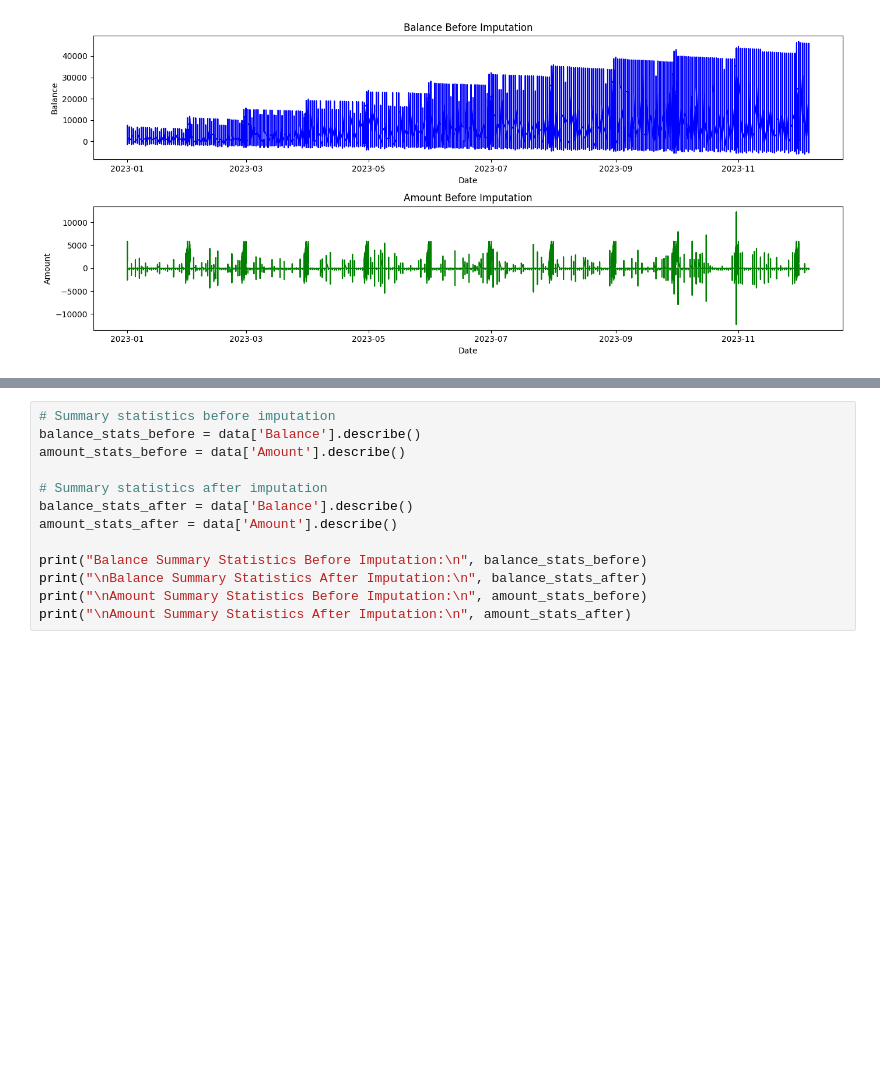
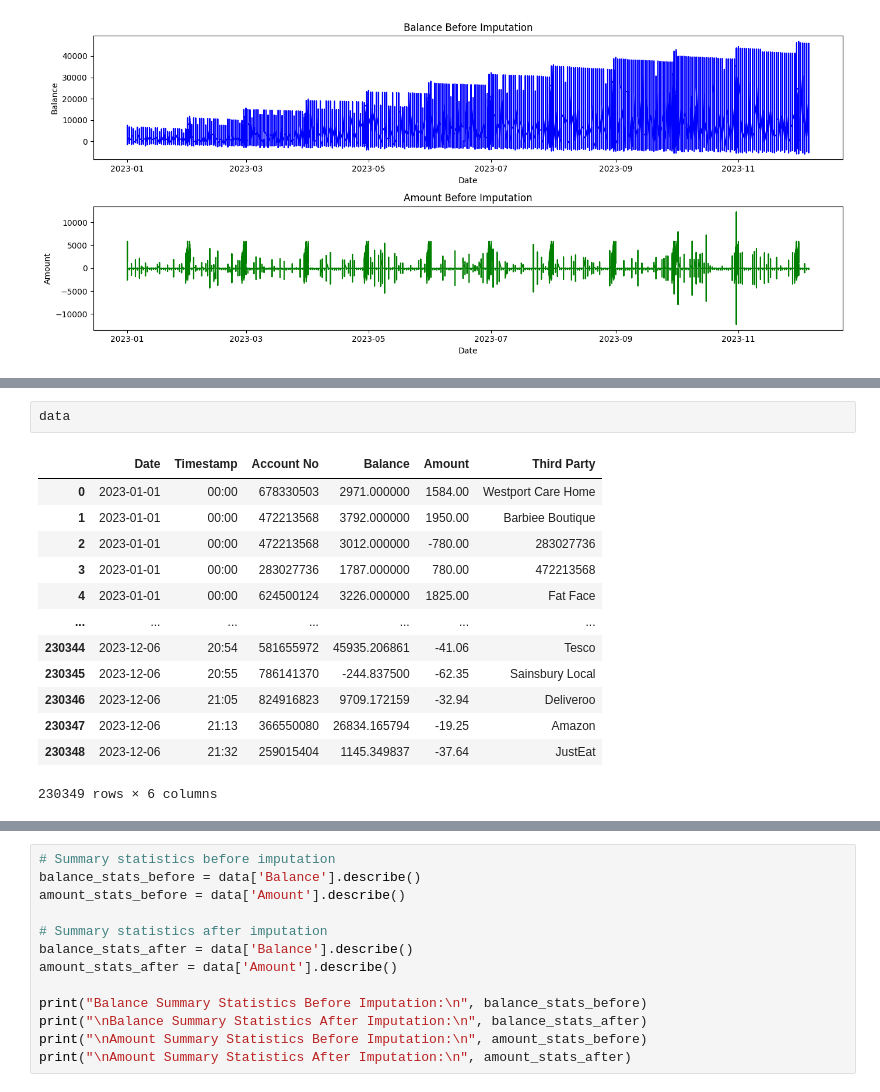
Before and after one commit to UoB-DSMP-2023-24/dsmp-2024-group-33, a Jupyter notebook: 2nd dataset- marketing.ipynb, the cells around one changed output, grey strips where cells are left out. Drawn from its saved outputs; the diff is of its cells as text; blank space fills up the shorter version.

```diff
--- a/2nd dataset- marketing.ipynb
+++ b/2nd dataset- marketing.ipynb
@@ -358,0 +385,16 @@ plt.show()
+# %%
+data
+# %% [output]
+|  | Date | Timestamp | Account No | Balance | Amount | Third Party |
+| 0 | 2023-01-01 | 00:00 | 678330503 | 2971.000000 | 1584.00 | Westport Care Home |
+| 1 | 2023-01-01 | 00:00 | 472213568 | 3792.000000 | 1950.00 | Barbiee Boutique |
+| 2 | 2023-01-01 | 00:00 | 472213568 | 3012.000000 | -780.00 | 283027736 |
+| 3 | 2023-01-01 | 00:00 | 283027736 | 1787.000000 | 780.00 | 472213568 |
+| 4 | 2023-01-01 | 00:00 | 624500124 | 3226.000000 | 1825.00 | Fat Face |
+| ... | ... | ... | ... | ... | ... | ... |
+| 230344 | 2023-12-06 | 20:54 | 581655972 | 45935.206861 | -41.06 | Tesco |
+| 230345 | 2023-12-06 | 20:55 | 786141370 | -244.837500 | -62.35 | Sainsbury Local |
+| 230346 | 2023-12-06 | 21:05 | 824916823 | 9709.172159 | -32.94 | Deliveroo |
+| 230347 | 2023-12-06 | 21:13 | 366550080 | 26834.165794 | -19.25 | Amazon |
+| 230348 | 2023-12-06 | 21:32 | 259015404 | 1145.349837 | -37.64 | JustEat |
+230349 rows × 6 columns
```
Also changed, not shown: parts of 14 cells of this notebook.
